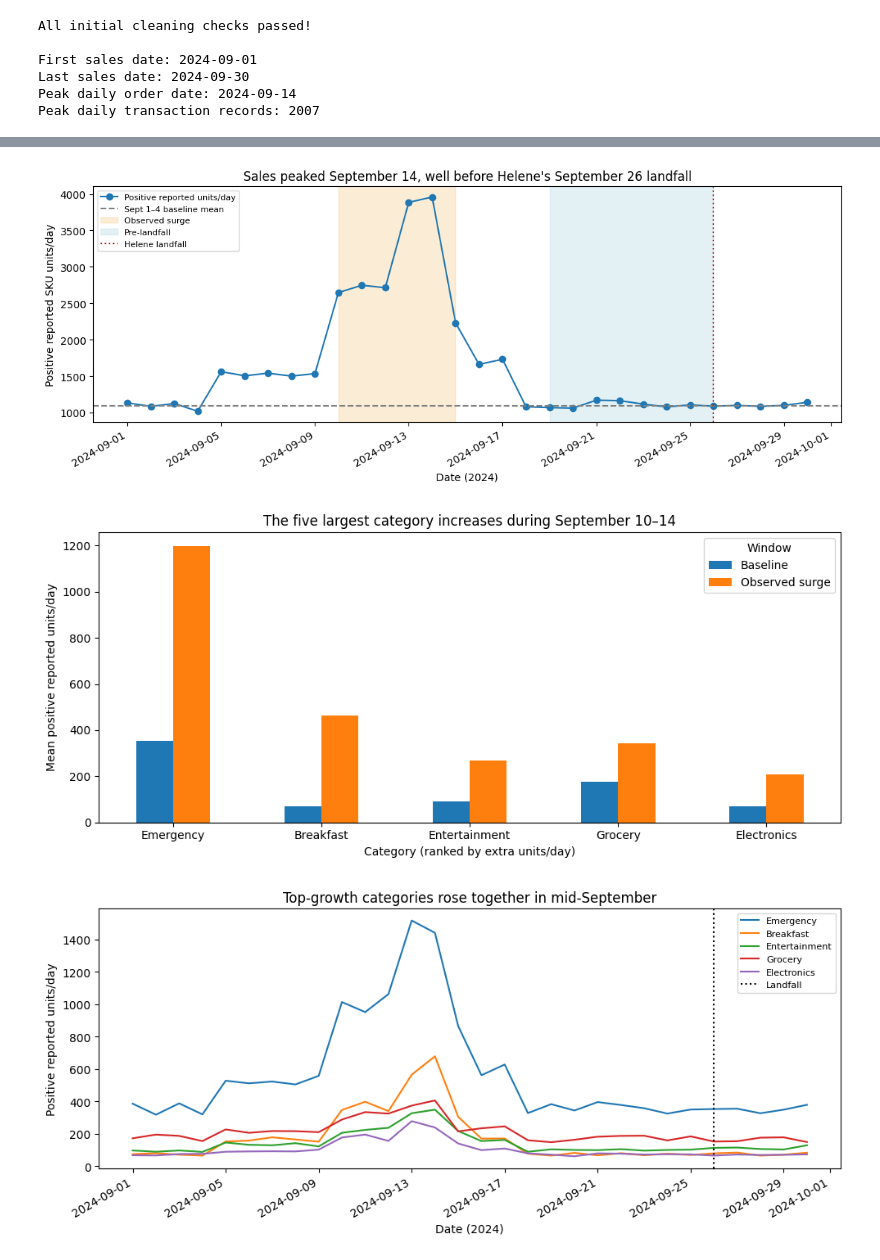
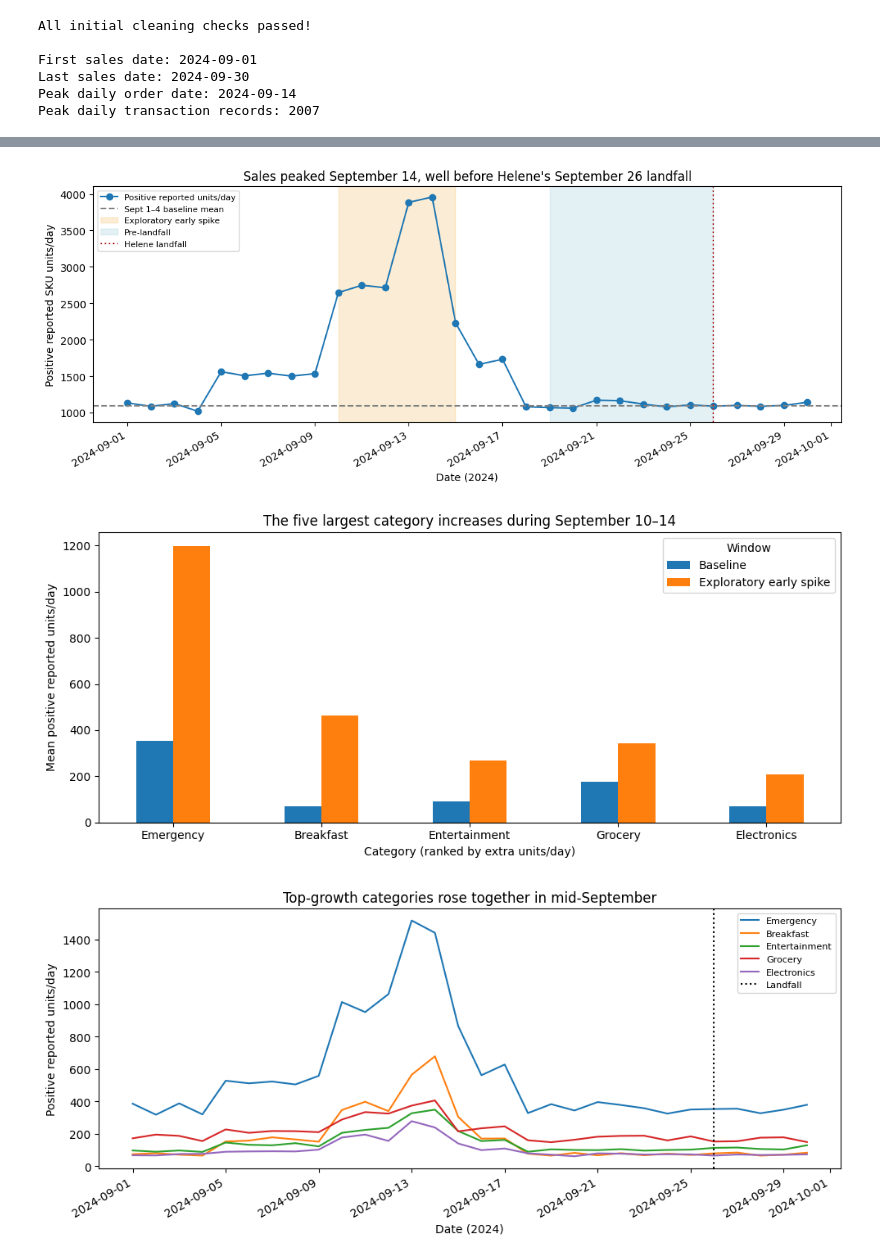
Before and after one commit to NateG-10/F26-DS2002-Midterm-Repo-Nate-Mohamed-Mouad, a Jupyter notebook: notebooks/scratch/nate_scratch.ipynb, the cells around one changed output, grey strips where cells are left out. Saved outputs shown, nothing was run; the diff lists cells and outputs as text; code cells hidden in the pictures.

```diff
--- a/notebooks/scratch/nate_scratch.ipynb
+++ b/notebooks/scratch/nate_scratch.ipynb
@@ -433,7 +433,7 @@ import matplotlib.pyplot as plt
 q1_days = pd.date_range("2024-09-01", "2024-09-30", freq="D")
 q1_windows = {
     "Baseline": ("2024-09-01", "2024-09-04"),
-    "Observed surge": ("2024-09-10", "2024-09-14"),
+    "Exploratory early spike": ("2024-09-10", "2024-09-14"),
     "Pre-landfall": ("2024-09-19", "2024-09-25"),
 }
 q1_dated = clean.dropna(subset=["date"]).copy()
@@ -457,18 +457,32 @@ display(q1_summary.round(3))
 print("Undated rows excluded:", clean["date"].isna().sum())
 print("Dated nonpositive rows excluded from gross demand:", (q1_dated["quantity_clean"] <= 0).sum())
 print("Peak:", q1_daily.idxmax().date(), "with", int(q1_daily.max()), "positive units")
-print("Surge multiple using Sept 1–7 baseline:", round(q1_summary.loc["Observed surge", "positive_units_per_day"] / q1_daily.loc["2024-09-01":"2024-09-07"].mean(), 3))
+print("Surge multiple using Sept 1–7 baseline:", round(q1_summary.loc["Exploratory early spike", "positive_units_per_day"] / q1_daily.loc["2024-09-01":"2024-09-07"].mean(), 3))
 
 # Include every day/category combination; a missing category-day contributes zero.
 q1_categories = q1_sales.groupby(["date", "category_clean"])["quantity_clean"].sum().unstack(fill_value=0).reindex(q1_days, fill_value=0)
 assert q1_categories.sum().sum() == q1_daily.sum()
 q1_category_summary = pd.DataFrame({label: q1_categories.loc[start:end].mean() for label, (start, end) in q1_windows.items()})
-q1_category_summary["extra_units_per_day"] = q1_category_summary["Observed surge"] - q1_category_summary["Baseline"]
-q1_category_summary["multiple"] = q1_category_summary["Observed surge"] / q1_category_summary["Baseline"].replace(0, np.nan)
+q1_category_summary["extra_units_per_day"] = q1_category_summary["Exploratory early spike"] - q1_category_summary["Baseline"]
+q1_category_summary["multiple"] = q1_category_summary["Exploratory early spike"] / q1_category_summary["Baseline"].replace(0, np.nan)
 q1_category_summary = q1_category_summary.sort_values("extra_units_per_day", ascending=False)
 q1_top5 = q1_category_summary.head(5)
-print("Top five categories ranked by additional reported units/day:")
+print("Exploratory September 10–14: top five ranked by additional reported units/day:")
 display(q1_top5.round(2))
+# Rank the required seven-day window by two different measures.
+q1_pre = q1_category_summary[["Baseline", "Pre-landfall"]].copy()
+q1_pre["additional_units_per_day"] = q1_pre["Pre-landfall"] - q1_pre["Baseline"]
+q1_pre["percentage_change"] = 100 * q1_pre["additional_units_per_day"] / q1_pre["Baseline"].replace(0, np.nan)
+q1_pre_absolute = q1_pre.sort_values("additional_units_per_day", ascending=False)
+q1_pre_percent = q1_pre.sort_values("percentage_change", ascending=False, na_position="last")
+print("Sept 19–25 vs Sept 1–4: all categories ranked by ABSOLUTE additional units/day")
+display(q1_pre_absolute.round(3))
+print("Sept 19–25 vs Sept 1–4: all categories ranked by PERCENTAGE change")
+display(q1_pre_percent.round(3))
+assert q1_summary["days"].tolist() == [4, 5, 7]
+assert np.isclose(q1_pre.additional_units_per_day.sum(), q1_summary.loc["Pre-landfall", "positive_units_per_day"] - q1_base)
+print("Pre-landfall multiple with Sept 1–7 baseline:", round(q1_summary.loc["Pre-landfall", "positive_units_per_day"] / q1_daily.loc["2024-09-01":"2024-09-07"].mean(), 3))
+print("Percent changes are undefined for zero baselines; those categories sort last.")
 # %% [output]
 |  | start | end | days | positive_units_per_day | net_units_per_day | multiple | change_pct | ... |
 | window |  |  |  |  |  |  |  | ... |
@@ -490,25 +532,35 @@ Top five categories ranked by additional reported units/day:
 # %%
 fig, ax = plt.subplots(figsize=(11, 4.5))
 ax.plot(q1_daily.index, q1_daily, marker="o", label="Positive reported units/day")
 ax.axhline(q1_base, color="gray", linestyle="--", label="Sept 1–4 baseline mean")
-for label, color in [("Observed surge", "#f3b85b"), ("Pre-landfall", "#93c9d8")]:
+for label, color in [("Exploratory early spike", "#f3b85b"), ("Pre-landfall", "#93c9d8")]:
     start, end = q1_windows[label]
     ax.axvspan(pd.Timestamp(start), pd.Timestamp(end) + pd.Timedelta(days=1), alpha=.25, color=color, label=label)
 ax.axvline(pd.Timestamp("2024-09-26"), color="firebrick", linestyle=":", label="Helene landfall")
 ax.set(title="Sales peaked September 14, well before Helene's September 26 landfall", xlabel="Date (2024)", ylabel="Positive reported SKU units/day")
 ax.legend(fontsize=8); fig.autofmt_xdate(); fig.tight_layout(); plt.show()
 
-ax = q1_top5[["Baseline", "Observed surge"]].plot.bar(figsize=(10, 4.5), rot=0)
+ax = q1_top5[["Baseline", "Exploratory early spike"]].plot.bar(figsize=(10, 4.5), rot=0)
 ax.set(title="The five largest category increases during September 10–14", xlabel="Category (ranked by extra units/day)", ylabel="Mean positive reported units/day")
 ax.legend(title="Window"); plt.tight_layout(); plt.show()
 
 fig, ax = plt.subplots(figsize=(10, 4.5))
 for category in q1_top5.index:
     ax.plot(q1_categories.index, q1_categories[category], label=category)
 ax.axvline(pd.Timestamp("2024-09-26"), color="black", linestyle=":", label="Landfall")
 ax.set(title="Top-growth categories rose together in mid-September", xlabel="Date (2024)", ylabel="Positive reported units/day")
 ax.legend(fontsize=8); fig.autofmt_xdate(); fig.tight_layout(); plt.show()
+fig, axes = plt.subplots(1, 2, figsize=(13, 5))
+for ax, table, metric, label in [
+    (axes[0], q1_pre_absolute, "additional_units_per_day", "Additional positive units/day"),
+    (axes[1], q1_pre_percent, "percentage_change", "Percentage change (%)")
+]:
+    table.head(5)[metric].sort_values().plot.barh(ax=ax, color="#21688D")
+    ax.set(title="Sept 19–25: top five ranked by " + ("absolute increase" if metric == "additional_units_per_day" else "percentage change"), xlabel=label, ylabel="Category")
+    ax.axvline(0, color="black", linewidth=.7)
+fig.suptitle("Actual pre-landfall week versus September 1–4 baseline")
+fig.tight_layout(); plt.show()
 # %% [output]
-[figure, old version]
+[figure, new version]
-[figure, old version]
+[figure, new version]
 [figure]
```
Also changed, not shown: parts of 8 cells of this notebook, 3 other files.
